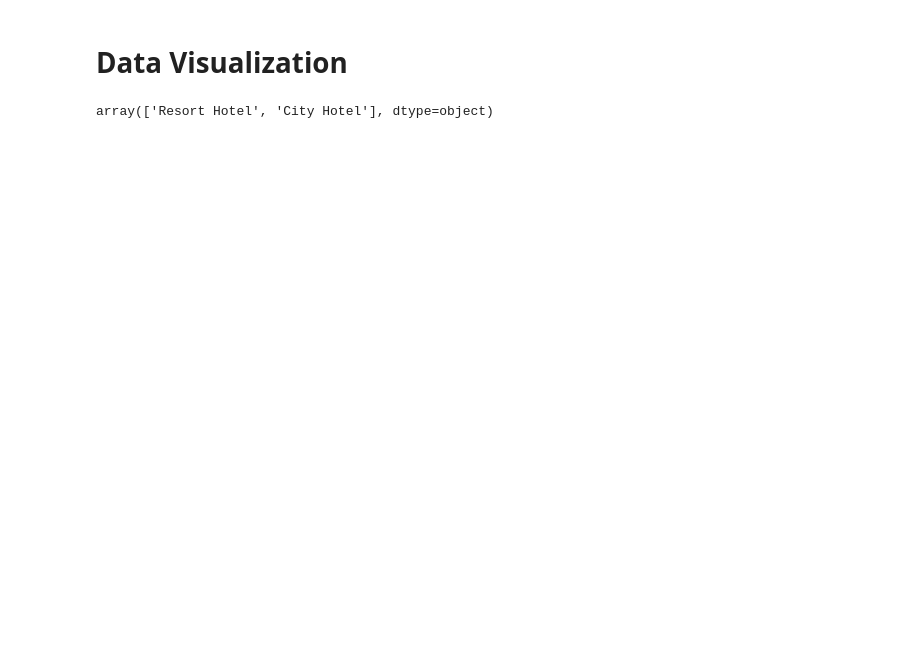
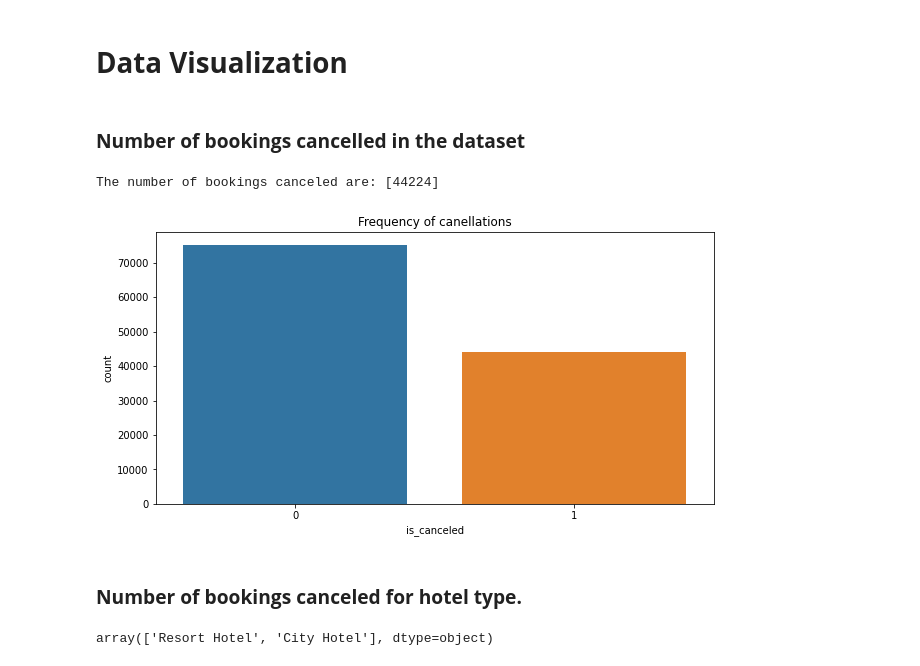
Before and after one commit to PriyankaSejwal/Hotel-Booking-Analysis, a Jupyter notebook: Priyanka_Rimo_CapstoneProject_Hotel_Booking_Analysis_Capstone_Project.ipynb, the cells around one changed output. Saved outputs shown, nothing was run; the diff lists cells and outputs as text; code cells hidden in the pictures; blank space fills up the shorter version.

```diff
--- a/Priyanka_Rimo_CapstoneProject_Hotel_Booking_Analysis_Capstone_Project.ipynb
+++ b/Priyanka_Rimo_CapstoneProject_Hotel_Booking_Analysis_Capstone_Project.ipynb
@@ -310,5 +335,19 @@ data.shape
 # %% [markdown]
 # <b>Data Visualization
+# %% [markdown]
+### <b> Number of bookings cancelled in the dataset
+# %%
+# Observing the frequecy of bookings being cancelled.
+
+plt.figure(figsize=(10,5))
+sns.countplot(data['is_canceled'])
+plt.title('Frequency of canellations')
+print(f"The number of bookings canceled are: {data.loc[data['is_canceled']==1,'is_canceled'].value_counts().values}")
+# %% [output]
+The number of bookings canceled are: [44224]
+[figure, added]
+# %% [markdown]
+### <b> Number of bookings canceled for hotel type.
 # %%
 # looking at the hotel column first.
 # Finding out the unique categories.
```
Also changed, not shown: parts of 44 cells of this notebook.
